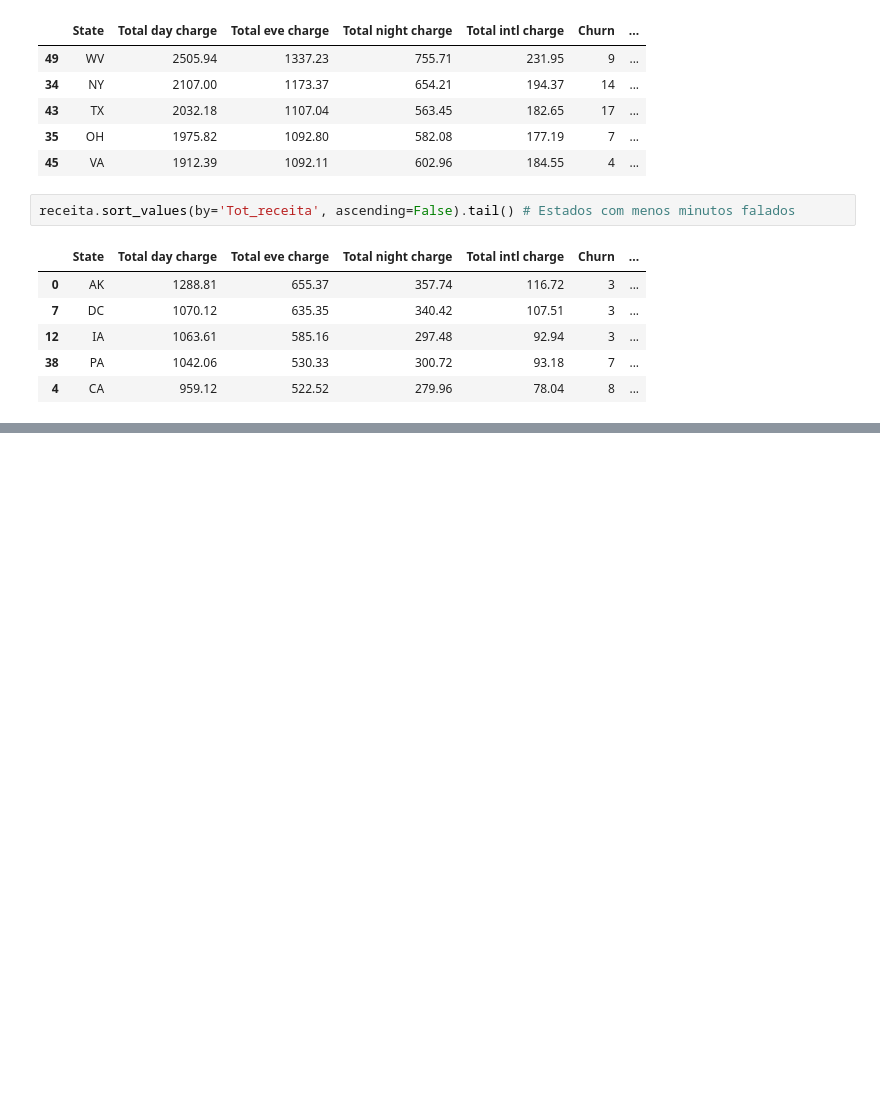
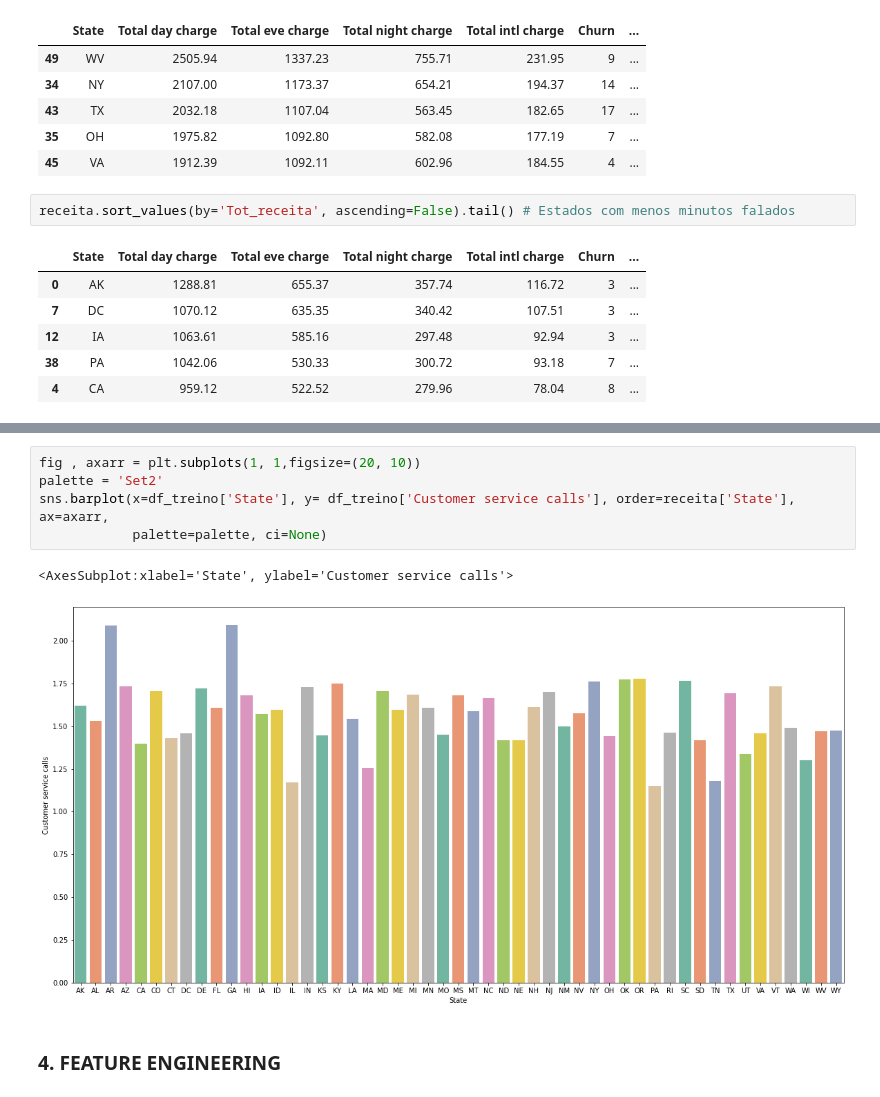
Before and after one commit to lucas-sls/Telecom_Churn, a Jupyter notebook: Telecom_churn.ipynb, the cells around one changed output, grey strips where cells are left out. Cells and saved outputs as stored; diff of their text form; blank space fills up the shorter version.

```diff
--- a/Telecom_churn.ipynb
+++ b/Telecom_churn.ipynb
@@ -391,0 +430,10 @@ receita.sort_values(by='Tot_receita', ascending=False).tail() # Estados com meno
+# %%
+fig , axarr = plt.subplots(1, 1,figsize=(20, 10))
+palette = 'Set2'
+sns.barplot(x=df_treino['State'], y= df_treino['Customer service calls'], order=receita['State'], ax=axarr,
+            palette=palette, ci=None)
+# %% [output]
+<AxesSubplot:xlabel='State', ylabel='Customer service calls'>
+[figure, added]
+# %% [markdown]
+### 4. FEATURE ENGINEERING
```
Also changed, not shown: parts of 7 cells of this notebook.
